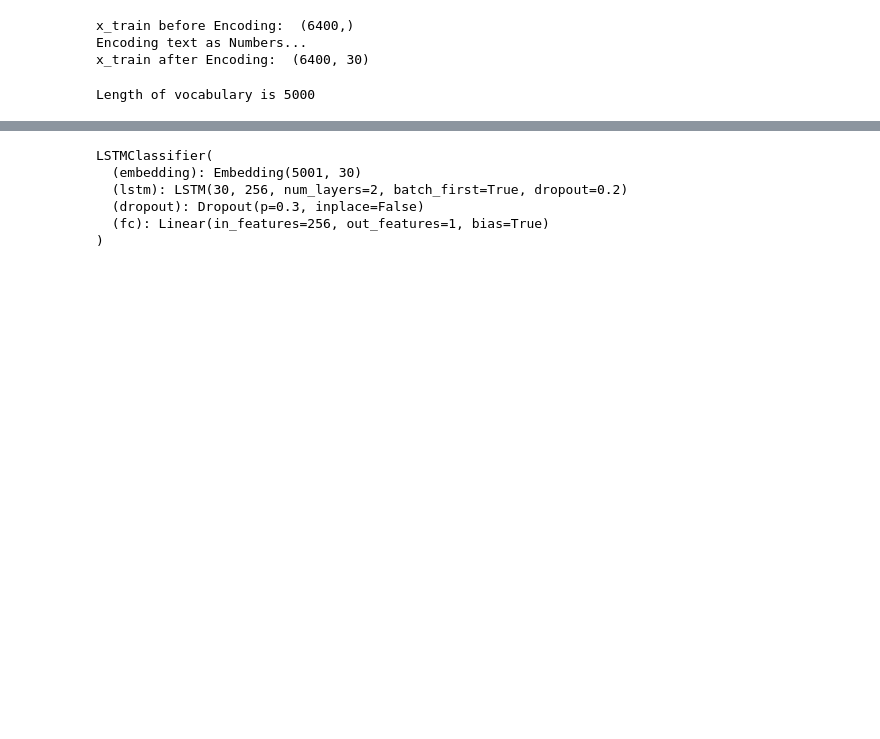
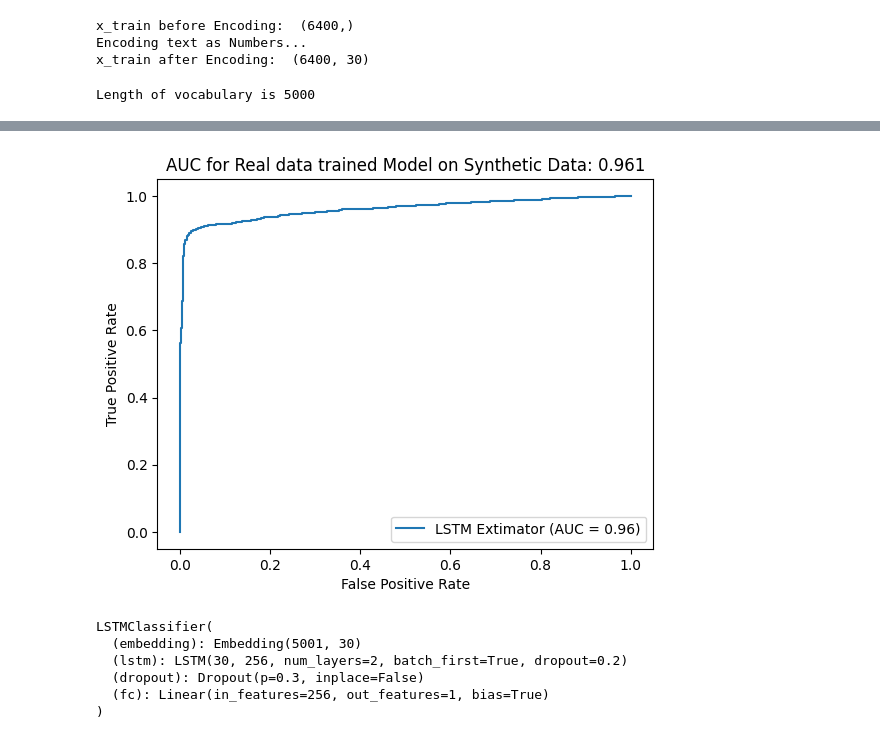
Before and after one commit to nogibjj/NLP_Final_Twiiter-Offense-Classification, a Jupyter notebook: 02_Codes/02_Models/Discriminative_Model.ipynb, the cells around one changed output, grey strips where cells are left out. Cells and saved outputs as stored; diff of their text form; code cells hidden in the pictures; blank space fills up the shorter version.

```diff
--- a/02_Codes/02_Models/Discriminative_Model.ipynb
+++ b/02_Codes/02_Models/Discriminative_Model.ipynb
@@ -487,3 +553,18 @@ valid_loader = DataLoader(valid_data, shuffle=True, batch_size=batch_size)
+# %%
+fpr, tpr, thrs = metrics.roc_curve(y_truths, y_proba[:])
+roc_auc = metrics.auc(fpr, tpr)
+display1 = metrics.RocCurveDisplay(
+    fpr=fpr, tpr=tpr, roc_auc=roc_auc, estimator_name="LSTM Extimator"
+)
+display1.plot()
+plt.title("AUC for Real data trained Model on Synthetic Data: {:.3f}".format(roc_auc))
+plt.savefig(
+    "../03_Outputs/Discriminative_Model_Performance/RealModel_SynData_AUC.png",
+    dpi=300,
+)
+plt.show()
+# %% [output]
+[figure, added]
 # %%
 # Model Hyperparameters
 n_layers = 2
```
Also changed, not shown: parts of 18 cells of this notebook, 11 other files.
